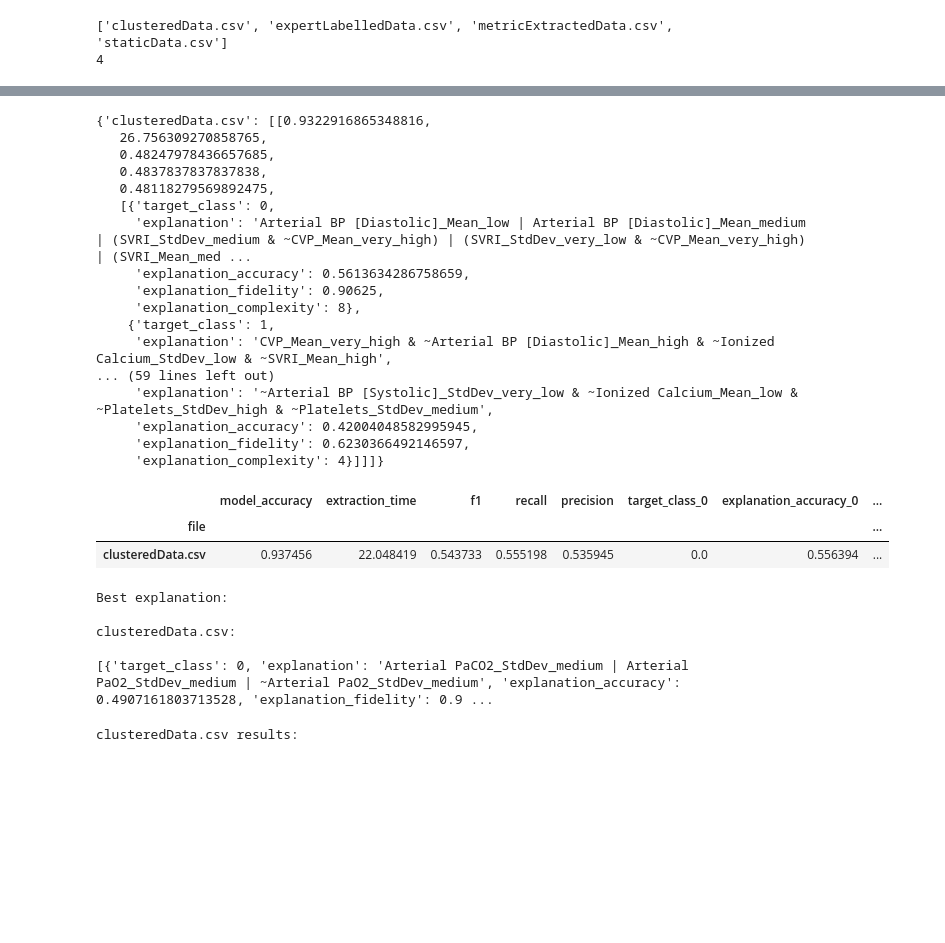
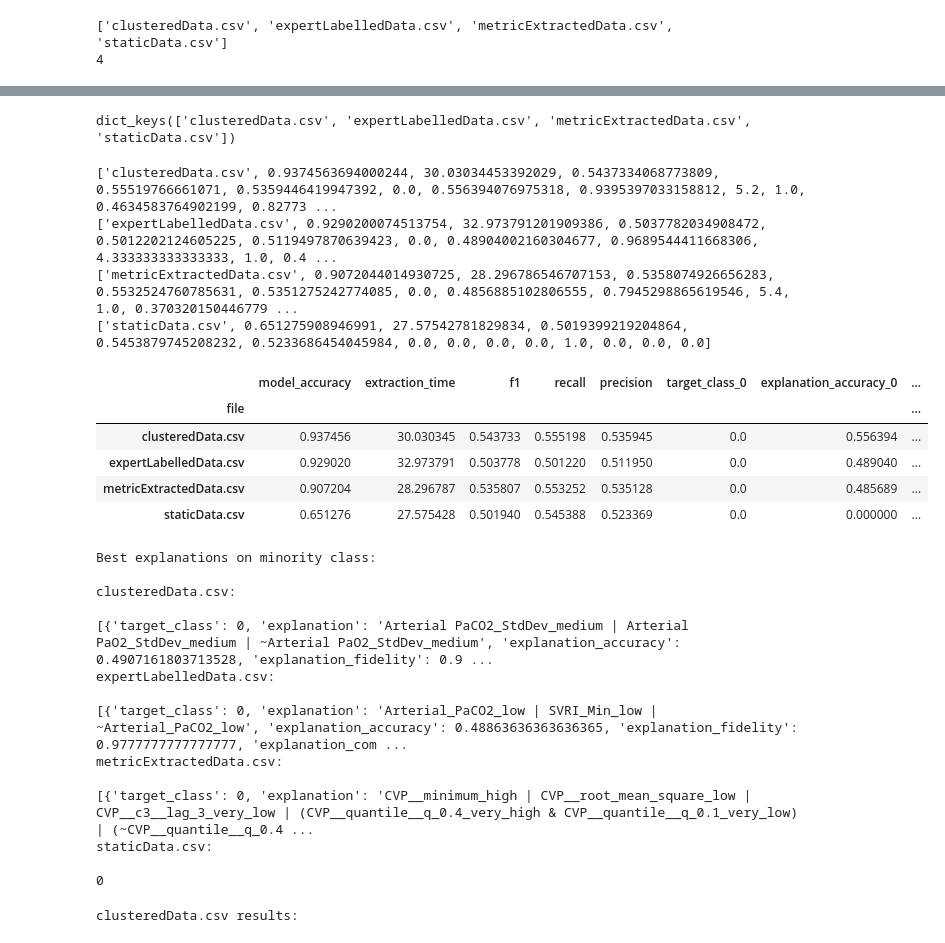
Before and after one commit to BenMarkFrost/LEN_Individual_Project, a Jupyter notebook: Static/testing.ipynb, the cells around one changed output, grey strips where cells are left out. Drawn from its saved outputs; the diff is of its cells as text; code cells hidden in the pictures; blank space fills up the shorter version.

```diff
--- a/Static/testing.ipynb
+++ b/Static/testing.ipynb
@@ -74,10 +76,9 @@ def explain_with_timeout(model, val_data, train_data, test_data, topk_expl, conc
 
     return model.explain_class(val_dataloaders=val_data, train_dataloaders=train_data, test_dataloaders=test_data, topk_explanations=topk_expl, concept_names=concepts)
 # %%
-results_dict = {}
 
 
-for file in files[:1]:
+for file in files[-1:]:
 
     print(f"Training {file}\n")
 
@@ -379,24 +380,8 @@ Split [3/5]
 ... (15 outputs left out)
 # %%
-results_dict
+results_dict.keys()
 # %% [output]
-{'clusteredData.csv': [[0.9322916865348816,
-   26.756309270858765,
-   0.48247978436657685,
-   0.4837837837837838,
-   0.48118279569892475,
-   [{'target_class': 0,
-     'explanation': 'Arterial BP [Diastolic]_Mean_low | Arterial BP [Diastolic]_Mean_medium | (SVRI_StdDev_medium & ~CVP_Mean_very_high) | (SVRI_StdDev_very_low & ~CVP_Mean_very_high) | (SVRI_Mean_med ...
-     'explanation_accuracy': 0.5613634286758659,
-     'explanation_fidelity': 0.90625,
-     'explanation_complexity': 8},
-    {'target_class': 1,
-     'explanation': 'CVP_Mean_very_high & ~Arterial BP [Diastolic]_Mean_high & ~Ionized Calcium_StdDev_low & ~SVRI_Mean_high',
-... (59 lines left out)
-     'explanation': '~Arterial BP [Systolic]_StdDev_very_low & ~Ionized Calcium_Mean_low & ~Platelets_StdDev_high & ~Platelets_StdDev_medium',
-     'explanation_accuracy': 0.42004048582995945,
-     'explanation_fidelity': 0.6230366492146597,
-     'explanation_complexity': 4}]]]}
+dict_keys(['clusteredData.csv', 'expertLabelledData.csv', 'metricExtractedData.csv', 'staticData.csv'])
 # %%
 kFoldMeans = []
 
@@ -442,41 +427,59 @@ for x in results_dict:
     combinedCols = list(df.describe().columns)
 
     # print(combinedCols)
 
-    row = [file]
+    row = [x]
     row.extend(df.describe().loc['mean'].values)
 
+    print(row)
+    kFoldMeans.append(row)
 
-    kFoldMeans.append(row)
+# print(kFoldMeans)
 
 
 
 kFoldMeansCols = list(df.describe().columns)
 
 combinedCols.insert(0, "file")
 
 
 # print(kFoldMeansCols)
 
 totalMeans = pd.DataFrame(columns=combinedCols, data=kFoldMeans)
 
 totalMeans = totalMeans.set_index('file')
 
 display(totalMeans)
 
 print("Best explanations on minority class:\n")
 for i in bestExplanationsDict:
     print(f"{i}:\n")
     print(bestExplanationsDict[i][1])
 # %% [output]
+['clusteredData.csv', 0.9374563694000244, 30.03034453392029, 0.5437334068773809, 0.55519766661071, 0.5359446419947392, 0.0, 0.556394076975318, 0.9395397033158812, 5.2, 1.0, 0.4634583764902199, 0.82773 ...
+['expertLabelledData.csv', 0.9290200074513754, 32.973791201909386, 0.5037782034908472, 0.5012202124605225, 0.5119497870639423, 0.0, 0.48904002160304677, 0.9689544411668306, 4.333333333333333, 1.0, 0.4 ...
+['metricExtractedData.csv', 0.9072044014930725, 28.296786546707153, 0.5358074926656283, 0.5532524760785631, 0.5351275242774085, 0.0, 0.4856885102806555, 0.7945298865619546, 5.4, 1.0, 0.370320150446779 ...
+['staticData.csv', 0.651275908946991, 27.57542781829834, 0.5019399219204864, 0.5453879745208232, 0.5233686454045984, 0.0, 0.0, 0.0, 0.0, 1.0, 0.0, 0.0, 0.0]
 |  | model_accuracy | extraction_time | f1 | recall | precision | target_class_0 | explanation_accuracy_0 | ... |
 | file |  |  |  |  |  |  |  | ... |
-| clusteredData.csv | 0.937456 | 22.048419 | 0.543733 | 0.555198 | 0.535945 | 0.0 | 0.556394 | ... |
+| clusteredData.csv | 0.937456 | 30.030345 | 0.543733 | 0.555198 | 0.535945 | 0.0 | 0.556394 | ... |
+| expertLabelledData.csv | 0.929020 | 32.973791 | 0.503778 | 0.501220 | 0.511950 | 0.0 | 0.489040 | ... |
+| metricExtractedData.csv | 0.907204 | 28.296787 | 0.535807 | 0.553252 | 0.535128 | 0.0 | 0.485689 | ... |
+| staticData.csv | 0.651276 | 27.575428 | 0.501940 | 0.545388 | 0.523369 | 0.0 | 0.000000 | ... |
-Best explanation:
-
-clusteredData.csv:
-
-[{'target_class': 0, 'explanation': 'Arterial PaCO2_StdDev_medium | Arterial PaO2_StdDev_medium | ~Arterial PaO2_StdDev_medium', 'explanation_accuracy': 0.4907161803713528, 'explanation_fidelity': 0.9 ...
+Best explanations on minority class:
+
+clusteredData.csv:
+
+[{'target_class': 0, 'explanation': 'Arterial PaCO2_StdDev_medium | Arterial PaO2_StdDev_medium | ~Arterial PaO2_StdDev_medium', 'explanation_accuracy': 0.4907161803713528, 'explanation_fidelity': 0.9 ...
+expertLabelledData.csv:
+
+[{'target_class': 0, 'explanation': 'Arterial_PaCO2_low | SVRI_Min_low | ~Arterial_PaCO2_low', 'explanation_accuracy': 0.48863636363636365, 'explanation_fidelity': 0.9777777777777777, 'explanation_com ...
+metricExtractedData.csv:
+
+[{'target_class': 0, 'explanation': 'CVP__minimum_high | CVP__root_mean_square_low | CVP__c3__lag_3_very_low | (CVP__quantile__q_0.4_very_high & CVP__quantile__q_0.1_very_low) | (~CVP__quantile__q_0.4 ...
+staticData.csv:
+
+0
 # %%
 for x in results_dict:
 
```
Also changed, not shown: parts of 2 cells of this notebook, 2 other files.
